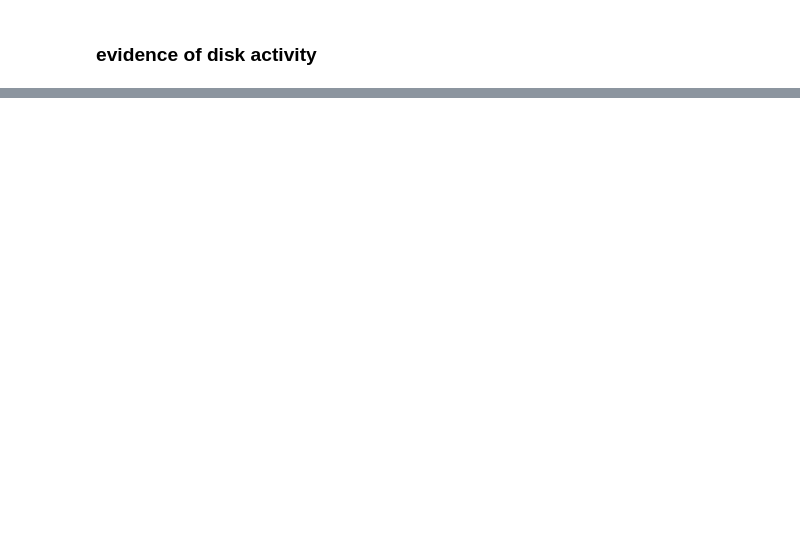
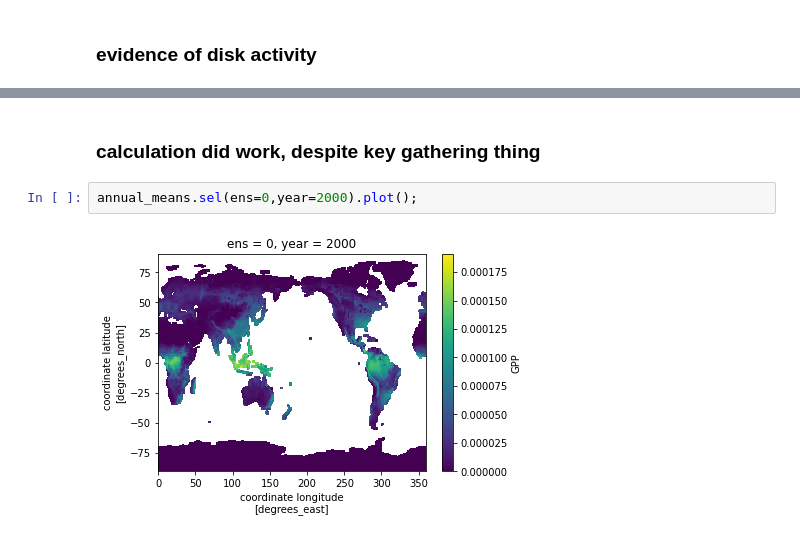
Before and after one commit to djk2120/cesm-lens, a Jupyter notebook: src/memory_issue_casper.ipynb, the cells around one changed output, grey strips where cells are left out. Drawn from its saved outputs; the diff is of its cells as text; blank space fills up the shorter version.

```diff
--- a/src/memory_issue_casper.ipynb
+++ b/src/memory_issue_casper.ipynb
@@ -175,0 +185,6 @@ print(output)
+# %% [markdown]
+### calculation did work, despite key gathering thing
+# %%
+annual_means.sel(ens=0,year=2000).plot();
+# %% [output]
+[figure, added]
```
Also changed, not shown: parts of 4 cells of this notebook.
